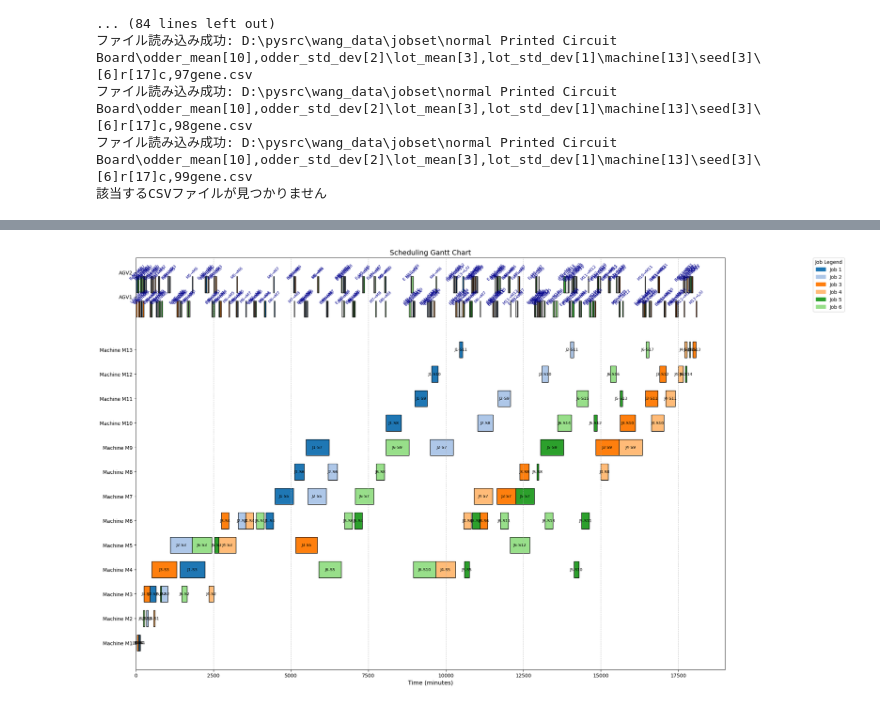
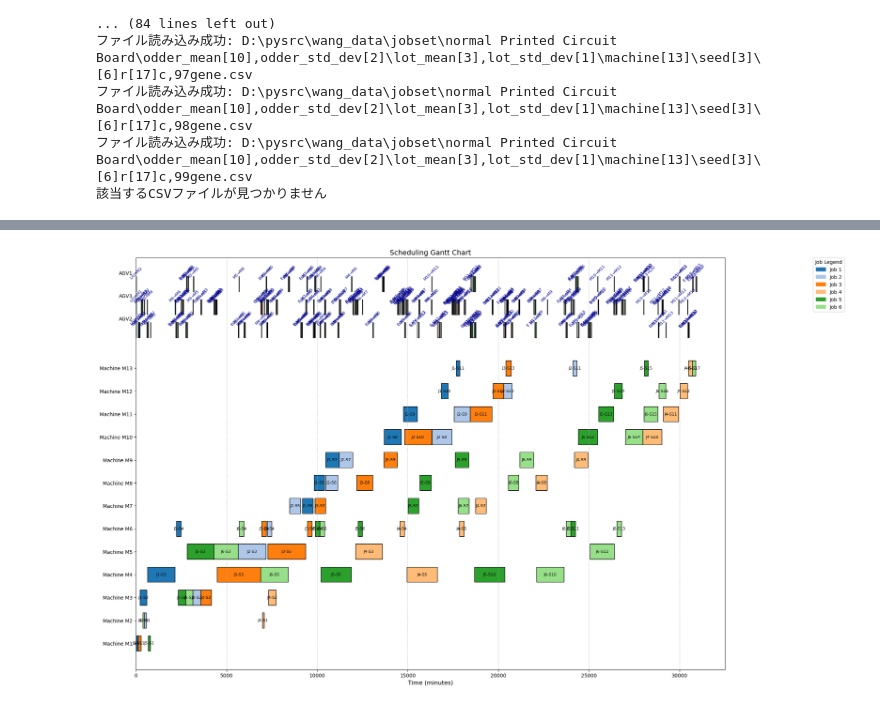
Before and after one commit to zakohao/open-hello-world, a Jupyter notebook: paper/fms-GA 2.0 .ipynb, the cells around one changed output, grey strips where cells are left out. Saved outputs shown, nothing was run; the diff lists cells and outputs as text; code cells hidden in the pictures.

```diff
--- a/paper/fms-GA 2.0 .ipynb
+++ b/paper/fms-GA 2.0 .ipynb
@@ -705,7 +707,7 @@ class DynamicJSSPSolver:
 
         return best, history
 
-    def _initialize_population(self):
+    def _initialize_population(self):#初期解
         total_steps = sum(len(job) for job in self.jobs)
         population = []
 
@@ -738,7 +740,7 @@ class DynamicJSSPSolver:
             offspring.append(child)
         return offspring
 
-    def _dynamic_crossover(self, parent1, parent2):
+    def _dynamic_crossover(self, parent1, parent2):#新交叉
         jobs = list(range(len(self.jobs)))
         random.shuffle(jobs)
         split = random.randint(1, len(jobs)-1)
@@ -769,16 +771,80 @@ class DynamicJSSPSolver:
 
     def _dynamic_mutation(self, chrom):
         new_genes = deepcopy(chrom.genes)
+        agv_times = [0.0] * self.agv_count
+        agv_positions = ['L/U'] * self.agv_count
+        job_progress = defaultdict(float)
+        machine_times = defaultdict(float)
 
-        # 仅变异AGV分配
+        # 预解码以获取AGV状态
+        for gene in new_genes:
+            job_id = gene.job_id
+            step_id = gene.step_id
+            step = self.jobs[job_id][step_id]
+            pre_agv, post_agv = gene.agv_assign
+
+            # 前运输处理
+            pre_trans = step['transport'][0]
+            if agv_positions[pre_agv] != pre_trans['from']:
+                move_time = self.transport_time.get((agv_positions[pre_agv], pre_trans['from']), 0)
+                move_start = max(agv_times[pre_agv], job_progress.get((job_id, step_id-1), 0.0))
+                agv_times[pre_agv] = move_start + move_time
+                agv_positions[pre_agv] = pre_trans['from']
+            transport_start = max(agv_times[pre_agv], job_progress.get((job_id, step_id-1), 0.0))
+            agv_times[pre_agv] = transport_start + pre_trans['time']
+            agv_positions[pre_agv] = pre_trans['to']
+
+            # 加工时间
+            machine = f'M{step["machine"]+1}'
+            process_start = max(agv_times[pre_agv], machine_times[machine])
+            process_end = process_start + step['duration']
+            machine_times[machine] = process_end
+
+            # 后运输处理
+            post_trans = step['transport'][1]
+            if agv_positions[post_agv] != post_trans['from']:
+                move_time = self.transport_time.get((agv_positions[post_agv], post_trans['from']), 0)
+                move_start = max(agv_times[post_agv], process_end)
+                agv_times[post_agv] = move_start + move_time
+                agv_positions[post_agv] = post_trans['from']
+            transport_start = max(agv_times[post_agv], process_end)
+            agv_times[post_agv] = transport_start + post_trans['time']
+            agv_positions[post_agv] = post_trans['to']
+
+            job_progress[(job_id, step_id)] = agv_times[post_agv]
+
+        # 变异操作
         for gene in new_genes:
             if random.random() < self.mut_prob:
-                if random.random() < 0.5:
-                    gene.agv_assign[0] = random.randint(0, self.agv_count-1)
+                job_id = gene.job_id
+                step_id = gene.step_id
+                step = self.jobs[job_id][step_id]
+
+                # 随机选择变异前或后运输
+                if random.choice([True, False]):
+                    trans = step['transport'][0]
+                    candidates = []
+                    for agv in range(self.agv_count):
+                        move_time = self.transport_time.get((agv_positions[agv], trans['from']), 0)
+                        prev_end = job_progress.get((job_id, step_id-1), 0.0)
+                        arrival = max(agv_times[agv], prev_end) + move_time + trans['time']
+                        candidates.append((agv, arrival))
+                    best_agv = min(candidates, key=lambda x: x[1])[0]
+                    gene.agv_assign[0] = best_agv
+
                 else:
-                    gene.agv_assign[1] = random.randint(0, self.agv_count-1)
+                    trans = step['transport'][1]
+                    candidates = []
+                    for agv in range(self.agv_count):
+                        move_time = self.transport_time.get((agv_positions[agv], trans['from']), 0)
+                        process_end = machine_times[f'M{step["machine"]+1}']
+                        arrival = max(agv_times[agv], process_end) + move_time + trans['time']
+                        candidates.append((agv, arrival))
+                    best_agv = min(candidates, key=lambda x: x[1])[0]
+                    gene.agv_assign[1] = best_agv
 
         return self.Chromosome(new_genes, self.agv_count, self.jobs, self.transport_time)
+
 
     def visualize(self, best_chrom, history):
         plt.figure(figsize=(10, 6))
@@ -863,7 +929,7 @@ class DynamicJSSPSolver:
 if __name__ == "__main__":
     solver = DynamicJSSPSolver(
         transport_time=TRANSPORT_TIME,
-        agv_count=2
+        agv_count=3
     )
 
     solver.update_production_data(time_matrix, machine_matrix)
@@ -876 +942 @@ if __name__ == "__main__":
-[figure, old version]
+[figure, new version]
```
Also changed, not shown: parts of 5 cells of this notebook, 1 other file.
